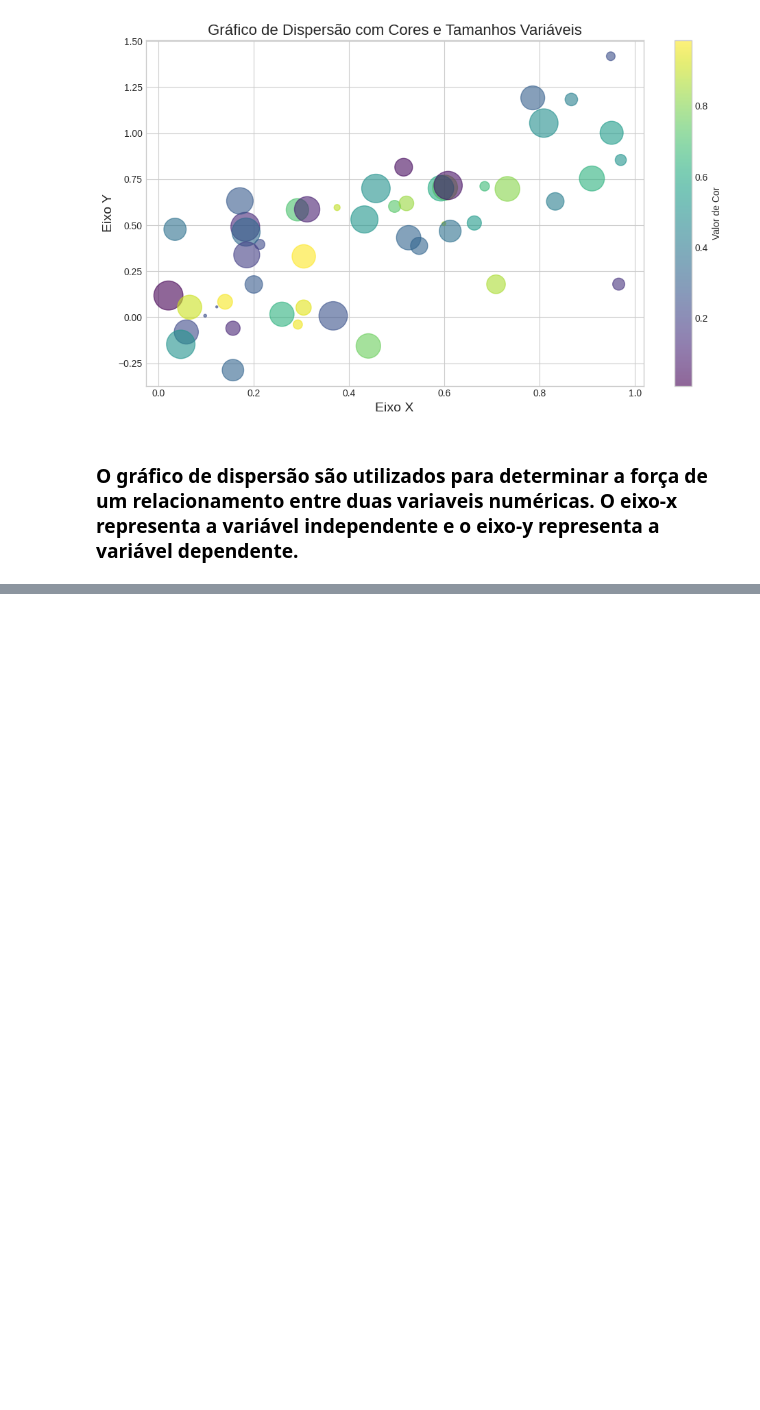
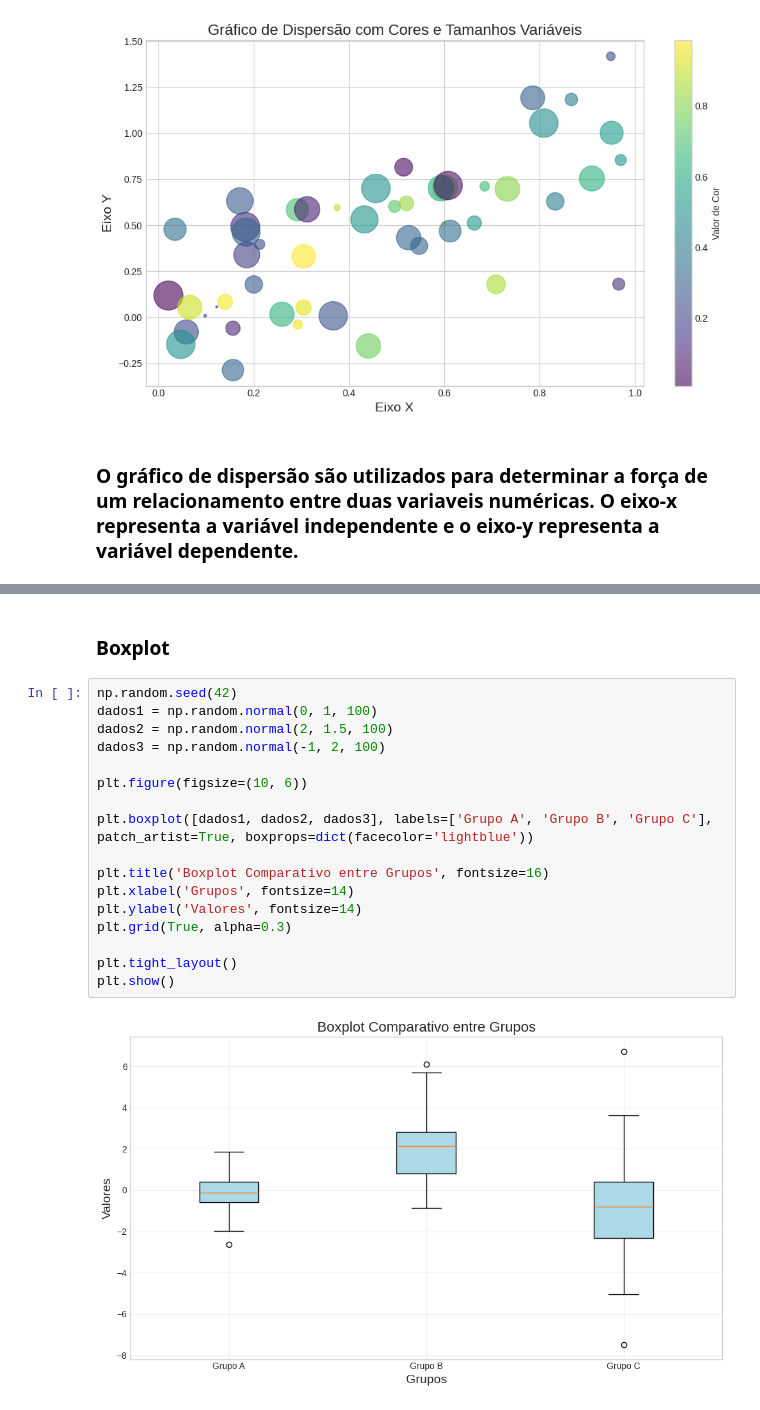
Before and after one commit to Deezinn/Objetivos-dos-graficos, a Jupyter notebook: notebook/informativo-graficos.ipynb, the cells around one changed output, grey strips where cells are left out. Saved outputs shown, nothing was run; the diff lists cells and outputs as text; blank space fills up the shorter version.

```diff
--- a/notebook/informativo-graficos.ipynb
+++ b/notebook/informativo-graficos.ipynb
@@ -87,0 +111,22 @@ plt.show()
+# %% [markdown]
+### Boxplot
+# %%
+np.random.seed(42)
+dados1 = np.random.normal(0, 1, 100)
+dados2 = np.random.normal(2, 1.5, 100)
+dados3 = np.random.normal(-1, 2, 100)
+
+plt.figure(figsize=(10, 6))
+
+plt.boxplot([dados1, dados2, dados3], labels=['Grupo A', 'Grupo B', 'Grupo C'],
+patch_artist=True, boxprops=dict(facecolor='lightblue'))
+
+plt.title('Boxplot Comparativo entre Grupos', fontsize=16)
+plt.xlabel('Grupos', fontsize=14)
+plt.ylabel('Valores', fontsize=14)
+plt.grid(True, alpha=0.3)
+
+plt.tight_layout()
+plt.show()
+# %% [output]
+[figure, added]
```
Also changed, not shown: parts of 52 cells of this notebook.
